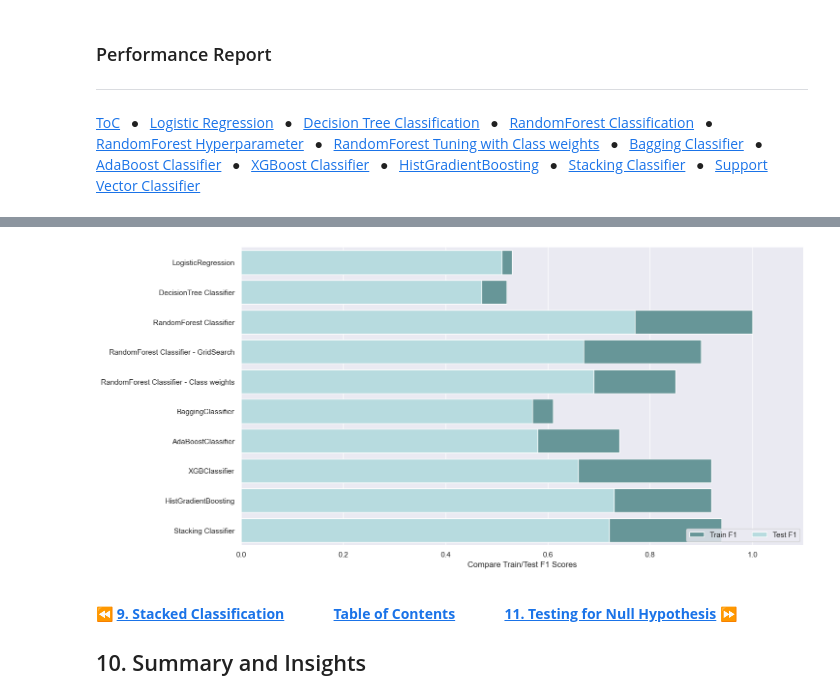
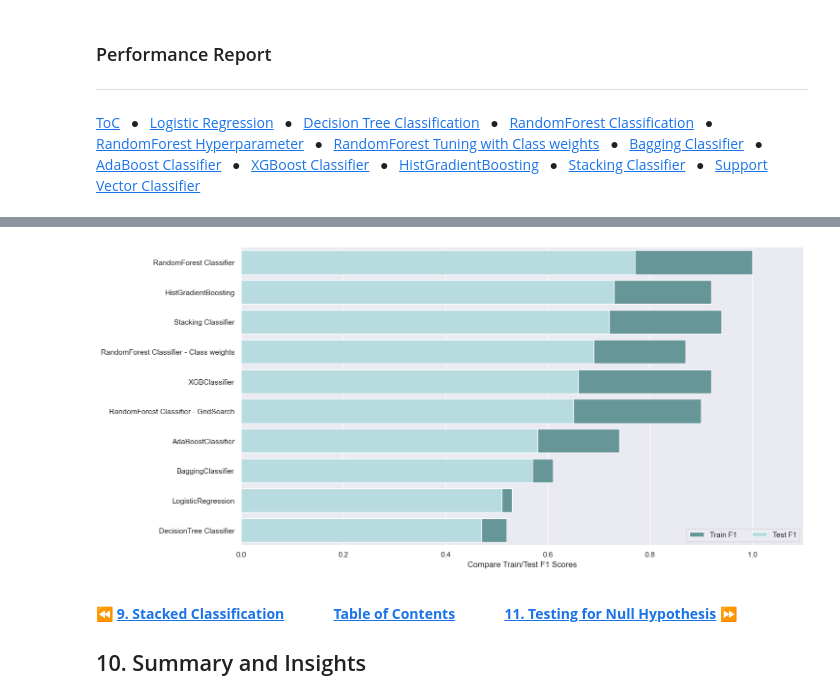
Before and after one commit to cooolbabu/GL-MIT-ADSP-2023, a Jupyter notebook: capstone/CapstoneProjectLoanDefault_LowCode_SreenivasAngaraM3.ipynb, the cells around one changed output, grey strips where cells are left out. Cells and saved outputs as stored; diff of their text form; code cells hidden in the pictures.

```diff
--- a/capstone/CapstoneProjectLoanDefault_LowCode_SreenivasAngaraM3.ipynb
+++ b/capstone/CapstoneProjectLoanDefault_LowCode_SreenivasAngaraM3.ipynb
@@ -1068,9 +1068,9 @@ array([[1113,  294],
 [HistGradientBoosting Classification](#HistGradientBoostingClassifier)
 # %%
 dt_classifier = DecisionTreeClassifier(class_weight="balanced",
-                                       max_depth=5,
+                                       max_depth=25,
                                        min_samples_split=10,
-                                       min_samples_leaf=5,
+                                       min_samples_leaf=10,
                                        max_features=3,
                                        random_state=42)
 
@@ -2225,23 +2214,23 @@ cp_temp.style.apply(highlight_sc, axis=1)
 # %%
 # Plot the Train F1 and Test F1 scores
 # Initialize the matplotlib figure
 f, ax = plt.subplots(figsize=(15, 8))
 sns.set_color_codes("pastel")
-sns.barplot(x="Train_F1", y="Model", data=comparison_frame,
+sns.barplot(x="Train_F1", y="Model", data=comparison_frame.sort_values('Test_F1', ascending=False),
             label="Train F1", color="cadetblue")
 
 # Plot Test F1
 sns.set_color_codes("muted")
-sns.barplot(x="Test_F1", y="Model", data=comparison_frame,
+sns.barplot(x="Test_F1", y="Model", data=comparison_frame.sort_values('Test_F1', ascending=False),
             label="Test F1", color="powderblue")
 
 # Add a legend and informative axis label
 ax.legend(ncol=2, loc="lower right", frameon=True)
 ax.set(xlim=(0, 1.1), ylabel="",
        xlabel="Compare Train/Test F1 Scores")
 sns.despine(left=True, bottom=True)
 # %% [output]
-[figure, old version]
+[figure, new version]
 # %% [markdown]
 <a id="summary"> </a>
 
```
Also changed, not shown: parts of 12 cells of this notebook.
